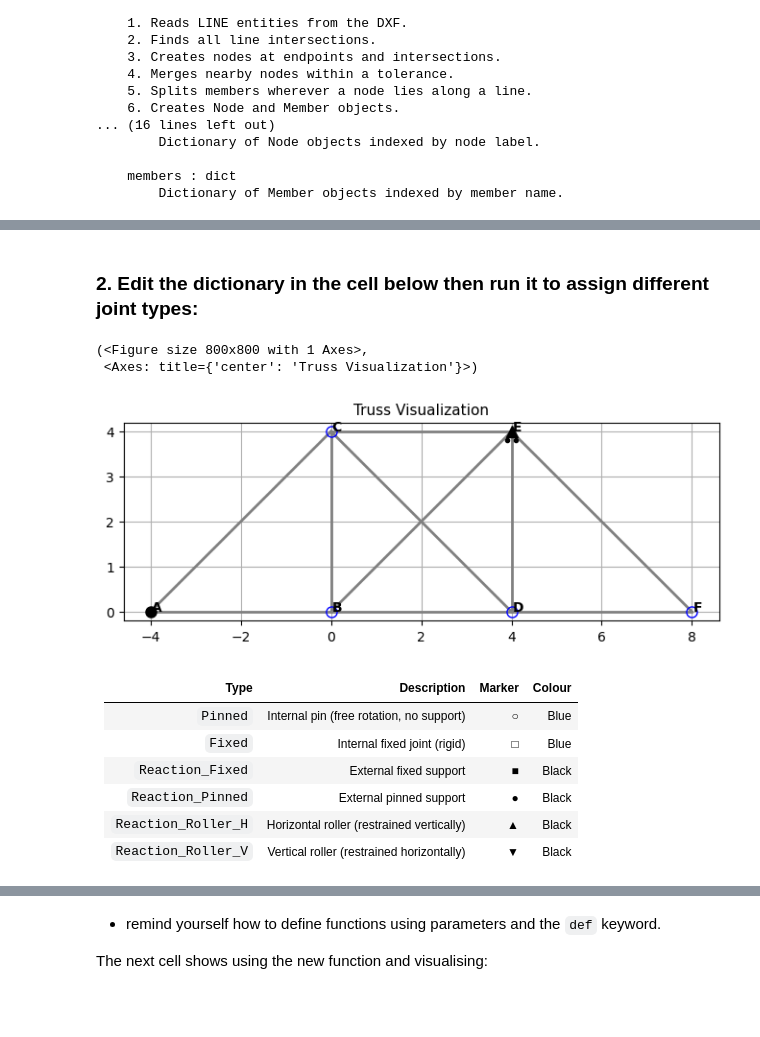
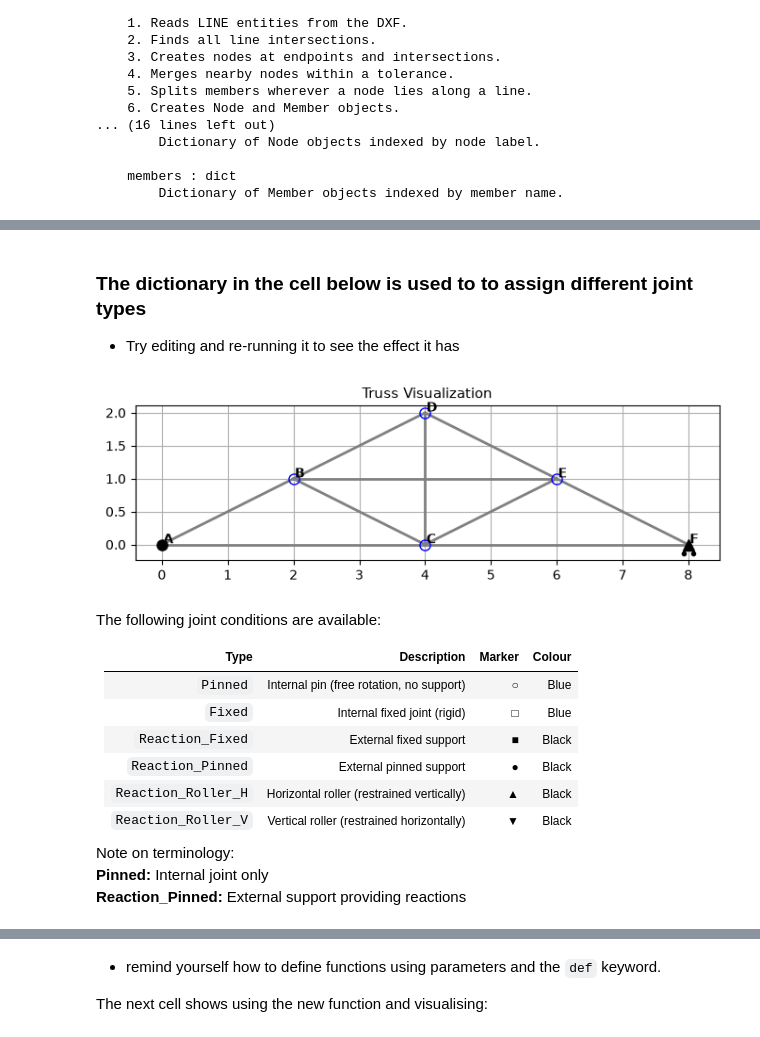
Before and after one commit to AR10498/AR1-Design-Project, a Jupyter notebook: AR10498_Part1_2027.ipynb, the cells around one changed output, grey strips where cells are left out. Saved outputs shown, nothing was run; the diff lists cells and outputs as text; code cells hidden in the pictures; blank space fills up the shorter version.

```diff
--- a/AR10498_Part1_2027.ipynb
+++ b/AR10498_Part1_2027.ipynb
@@ -59,0 +66,7 @@ fig,ax = visualize_truss(nodes, members, textscale=1, show_node_labels=True, sho
+# %%
+############################################
+### MODEL ANSWER - REMOVE BEFORE RELEASE ###
+############################################
+
+nodes, members = extract_structure_from_dxf('structure.dxf', units='mm', tol=0.1)
+fig,ax = visualize_truss(nodes, members, textscale=1, show_node_labels=True, show_member_labels=True)
@@ -120,37 +157,39 @@ class Node(builtins.object)
  |  __weakref__
  |      list of weak references to the object
 # %% [markdown]
-### 2. Edit the dictionary in the cell below then run it to assign different joint types:
+### The dictionary in the cell below is used to to assign different joint types
+
+* Try editing and re-running it to see the effect it has
 # %%
 ##########################################
 # Edit this to assign conditions to joints
 ##########################################
 
 # comma-separated lists of node-labels as dictionary values
 # default value is "Pinned"
 JOINT_CONDITIONS = {
 "Pinned":            [],	     # Internal pin (free rotation, no support)	    ○	Blue
 "Fixed":             [],         # Internal fixed joint (rigid)	                □	~Blue
 "Reaction_Fixed":    [],	     # External fixed support	                    ■	Black
 "Reaction_Pinned":   ['A'],      # External pinned support	                    ●	Black
-"Reaction_Roller_H": ['E'],      # Horizontal roller (restrained vertically)	▲	Black
+"Reaction_Roller_H": ['F'],      # Horizontal roller (restrained vertically)	▲	Black
 "Reaction_Roller_V": []	         # Vertical roller (restrained horizontally)	▼	Black
 }
 
 #########################
 # Assign point conditions
 #########################
 from struct_prop_funcs import apply_joint_conditions
 
 # assign joint conditions
 apply_joint_conditions(nodes, JOINT_CONDITIONS)
 
-visualize_truss(nodes, members, show_node_labels=True)
+fig, ax = visualize_truss(nodes, members, show_node_labels=True)
 # %% [output]
-(<Figure size 800x800 with 1 Axes>,
- <Axes: title={'center': 'Truss Visualization'}>)
-[figure, old version]
+[figure, new version]
 # %% [markdown]
+The following joint conditions are available:
+
 | Type                | Description                               | Marker | Colour |
 | ------------------- | ----------------------------------------- | ------ | ----- |
 | `Pinned`            | Internal pin (free rotation, no support)  | ○      | Blue  |
@@ -159,4 +198,8 @@ visualize_truss(nodes, members, show_node_labels=True)
 | `Reaction_Pinned`   | External pinned support                   | ●      | Black |
 | `Reaction_Roller_H` | Horizontal roller (restrained vertically) | ▲      | Black |
 | `Reaction_Roller_V` | Vertical roller (restrained horizontally) | ▼      | Black |
+
+Note on terminology:
+**Pinned:** Internal joint only
+**Reaction_Pinned:** External support providing reactions
 # %% [markdown]
```
Also changed, not shown: parts of 28 cells of this notebook, 9 other files.
